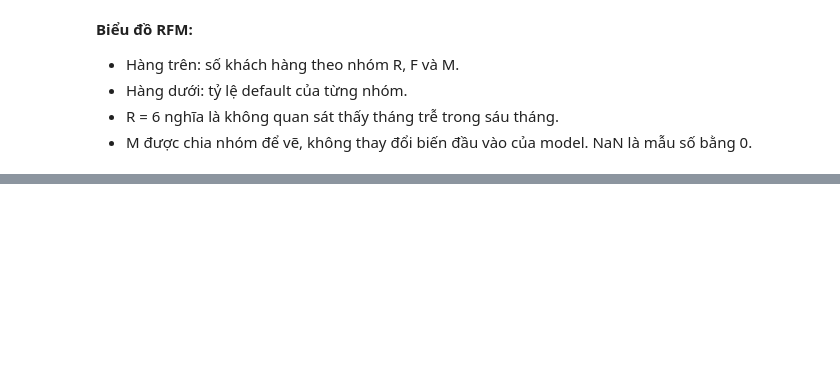
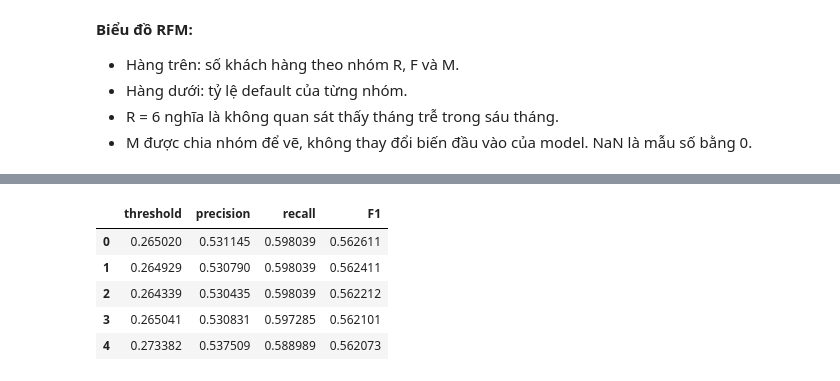
Before and after one commit to baokhanh1410/statistic, a Jupyter notebook: notebook.ipynb, the cells around one changed output, grey strips where cells are left out. Saved outputs shown, nothing was run; the diff lists cells and outputs as text; code cells hidden in the pictures; blank space fills up the shorter version.

```diff
--- a/notebook.ipynb
+++ b/notebook.ipynb
@@ -239,7 +295,12 @@ Dựa trên khung phân tích khách hàng RFM (Recency–Frequency–Monetary),
 # %%
 RFM = ["r_months_since_delay", "f_total_delay_months", "m_amt_bill"]
+RFM_EXT = [
+    'r_months_since_delay', 'r_months_since_payment', 'r_delay_trend', 'r_recovery_age',
+    'f_total_delay_months', 'f_recent_delay_months', 'f_overlimit_months', 'f_zero_payment_months',
+    'm_amt_bill', 'm_latest_utilization', 'm_utilization_trend', 'm_payment_to_limit'
+]
 
-# Tính RFM riêng trên các tập train, val, test
+# rfm_splits
 rfm_splits = {
     'train': X_train[RAW].copy(),
     'val': X_val[RAW].copy(),
@@ -533,0 +441,8 @@ plt.show()
+# %%
+# Danh sách đặc trưng
+CAT = ['SEX', 'EDUCATION', 'MARRIAGE'] + PAY
+features = {
+    'Raw': RAW,
+    'Raw + RFM': RAW + RFM,
+    'Raw + RFM_Ext': RAW + RFM_EXT
+}
@@ -533,0 +556,28 @@ plt.show()
+# %%
+# The selected pipeline is locked before validation threshold selection.
+val_proba = selected_model.predict_proba(X_val[cols])[:, 1]
+
+precision, recall, thresholds = precision_recall_curve(y_val, val_proba)
+val_f1 = np.divide(
+    2 * precision[:-1] * recall[:-1],
+    precision[:-1] + recall[:-1],
+    out=np.zeros_like(thresholds),
+    where=(precision[:-1] + recall[:-1]) > 0
+)
+
+threshold_result = pd.DataFrame({
+    'threshold': thresholds,
+    'precision': precision[:-1],
+    'recall': recall[:-1],
+    'F1': val_f1
+}).sort_values(['F1', 'threshold'], ascending=[False, False]).reset_index(drop=True)
+
+best_threshold = float(threshold_result.loc[0, 'threshold'])
+threshold_result.head()
+# %% [output]
+|  | threshold | precision | recall | F1 |
+| 0 | 0.265020 | 0.531145 | 0.598039 | 0.562611 |
+| 1 | 0.264929 | 0.530790 | 0.598039 | 0.562411 |
+| 2 | 0.264339 | 0.530435 | 0.598039 | 0.562212 |
+| 3 | 0.265041 | 0.530831 | 0.597285 | 0.562101 |
+| 4 | 0.273382 | 0.537509 | 0.588989 | 0.562073 |
```
Also changed, not shown: parts of 50 cells of this notebook.
